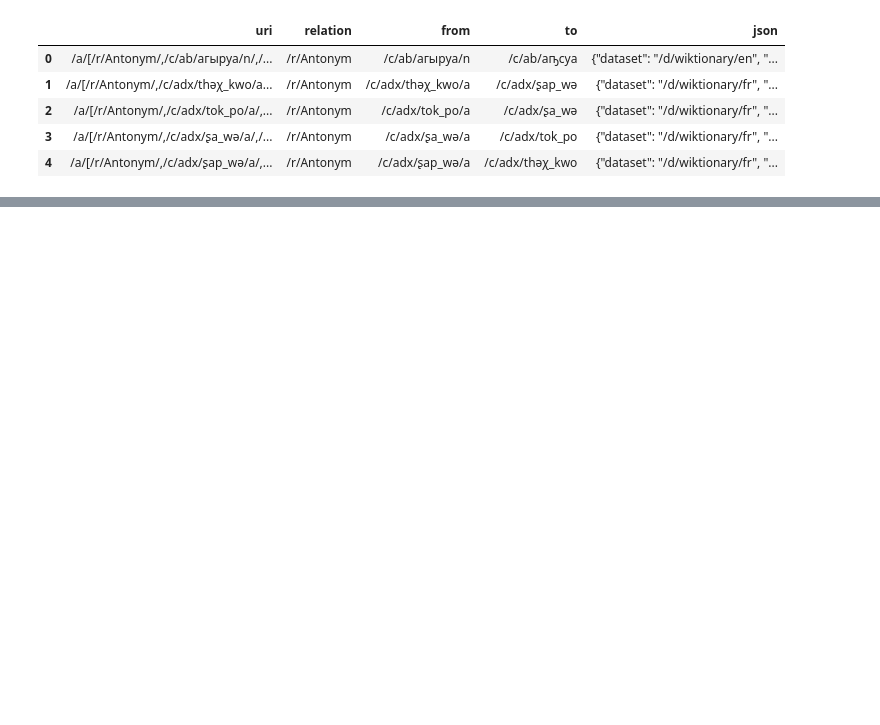
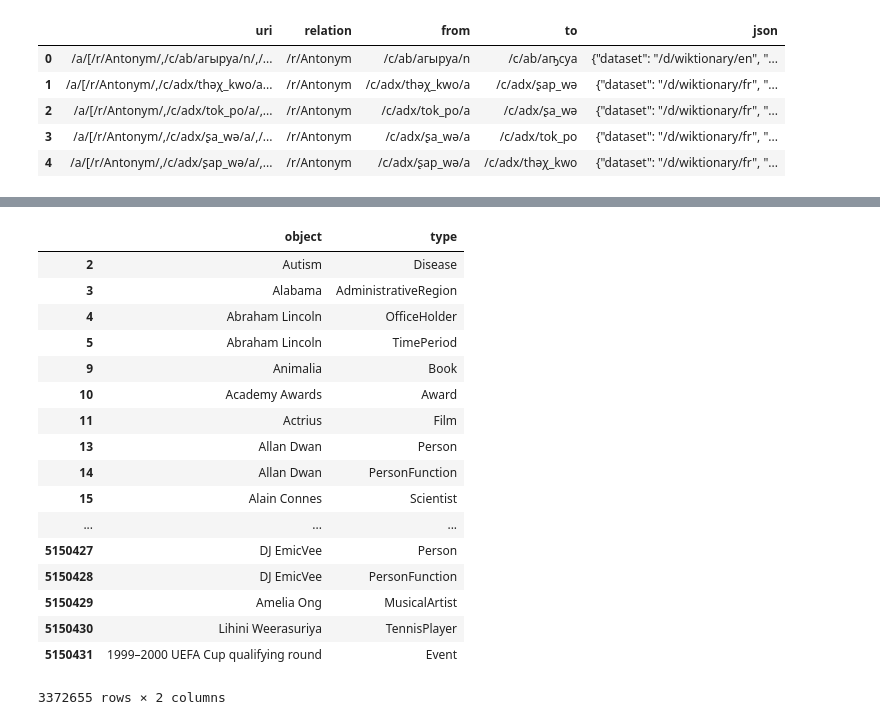
Before and after one commit to afcarl/codenames_blog, a Jupyter notebook: Codenames 2 - Master Dictionary.ipynb, the cells around one changed output, grey strips where cells are left out. Cells and saved outputs as stored; diff of their text form; code cells hidden in the pictures; blank space fills up the shorter version.

```diff
--- a/Codenames 2 - Master Dictionary.ipynb
+++ b/Codenames 2 - Master Dictionary.ipynb
@@ -84,0 +70,31 @@ json.dump(dic, open('dictionary/words.json', 'w'))
+# %%
+df = pd.DataFrame.from_records(rows[:-1], columns=['object', 'type'])
+df = df[df['type'].str.contains('dbpedia.org/ontology')].copy()
+df['object'] = df['object'].str.strip(r'[<>]').str.split('__', expand=True)[0].str.replace('_', ' ').str.replace(r'\(.*\)', '').str.strip()
+df = df.drop_duplicates()
+df['type'] = df['type'].str.strip(r'[<>]').str.split('/', expand=True)[4]
+df['object'] = df['object'].str.replace(r'\s+', ' ')
+df['object'] = df['object'].str.replace('%22', '"')
+df['object'] = df['object'].str.replace('%3F', '?')
+df = df[~(df['object'] == '')].copy()
+
+df
+# %% [output]
+|  | object | type |
+| 2 | Autism | Disease |
+| 3 | Alabama | AdministrativeRegion |
+| 4 | Abraham Lincoln | OfficeHolder |
+| 5 | Abraham Lincoln | TimePeriod |
+| 9 | Animalia | Book |
+| 10 | Academy Awards | Award |
+| 11 | Actrius | Film |
+| 13 | Allan Dwan | Person |
+| 14 | Allan Dwan | PersonFunction |
+| 15 | Alain Connes | Scientist |
+| ... | ... | ... |
+| 5150427 | DJ EmicVee | Person |
+| 5150428 | DJ EmicVee | PersonFunction |
+| 5150429 | Amelia Ong | MusicalArtist |
+| 5150430 | Lihini Weerasuriya | TennisPlayer |
+| 5150431 | 1999–2000 UEFA Cup qualifying round | Event |
+3372655 rows × 2 columns
```
Also changed, not shown: parts of 16 cells of this notebook, 1 other file.
